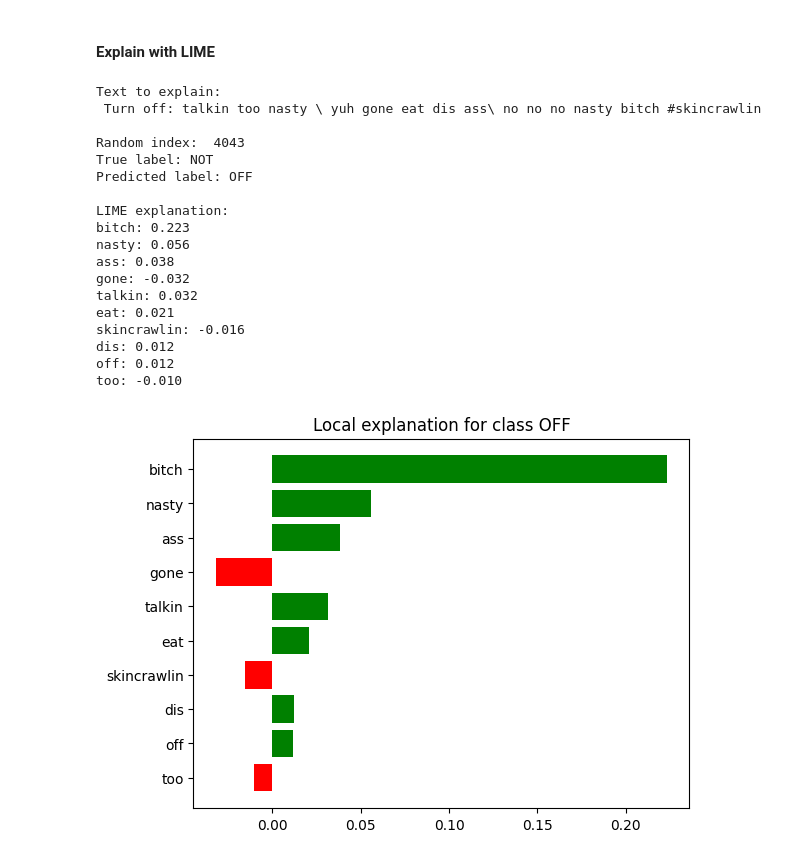
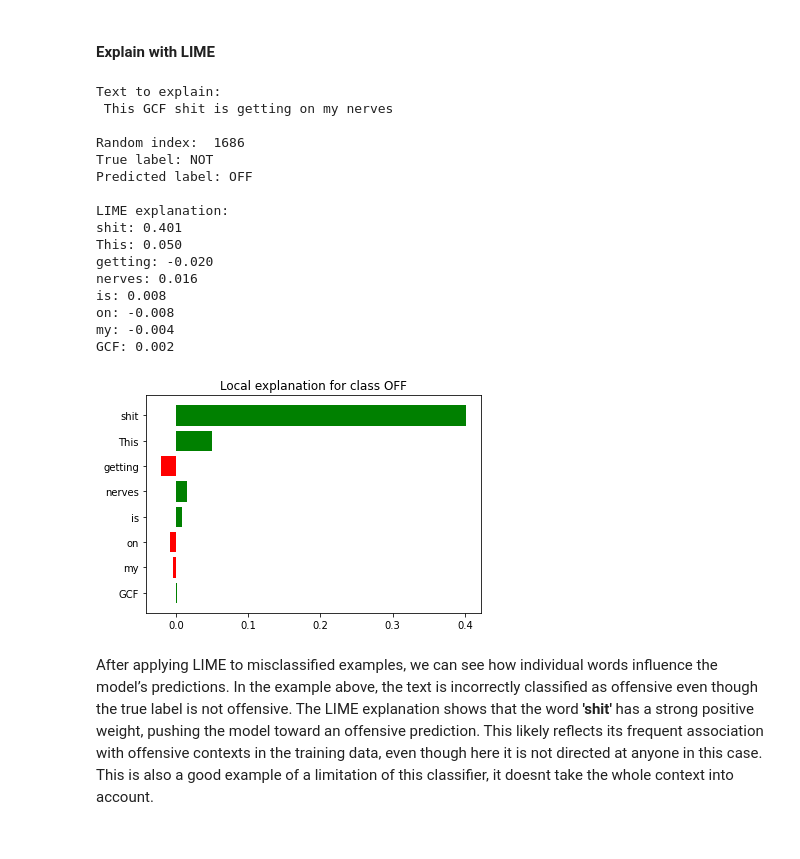
Before and after one commit to DSegoist/AI_IN_SOCIETY, a Jupyter notebook: Week_1_Assignment/Assignment/Civility in Communication_RF.ipynb, the cells around one changed output. Cells and saved outputs as stored; diff of their text form; code cells hidden in the pictures.

Commit message:
coments and MD classifier and 2nd LIME

```diff
--- a/Week_1_Assignment/Assignment/Civility in Communication_RF.ipynb
+++ b/Week_1_Assignment/Assignment/Civility in Communication_RF.ipynb
@@ -323,53 +346,59 @@ The 95% confidence intervals also show no overlap between AA and White dialects
 # %% [markdown]
 #### Explain with LIME
 # %%
+# Select all rows with demographic status AA and offensive target label
 aa_fp = df_demo[
     (df_demo['demographic'] == 'AA') &
     (df_demo['pred_label'] == 'OFF')
 ]
 
+# Select a random misclassified instance
 random_row = aa_fp.sample(n=1, random_state=None)
 random_index = random_row.index[0]
+# For the LIME explanation (comment this in for random):
+random_index = 1686
 
 text_instance = X_dev.iloc[random_index]
 print('Text to explain:\n', text_instance)
 
 true_label = "NOT"
 pred_label = y_pred[random_index]
 
 print('\nRandom index: ', random_index)
 print('True label:', true_label)
 print('Predicted label:', pred_label)
 
+# Generate LIME explanation
 exp = explainer.explain_instance(
     text_instance,
     predict_proba_lime,
     num_features=10
 )
 
+# Display the explanation, which includes words and their weights
 print('\nLIME explanation:')
 for feature, weight in exp.as_list():
     print(f"{feature}: {weight:.3f}")
 
 fig = exp.as_pyplot_figure()
 plt.show()
 # %% [output]
 Text to explain:
- Turn off: talkin too nasty \ yuh gone eat dis ass\ no no no nasty bitch #skincrawlin
+ This GCF shit is getting on my nerves
 
-Random index:  4043
+Random index:  1686
 True label: NOT
 Predicted label: OFF
 
 LIME explanation:
-bitch: 0.223
-nasty: 0.056
-ass: 0.038
-gone: -0.032
-talkin: 0.032
-eat: 0.021
-skincrawlin: -0.016
-dis: 0.012
-off: 0.012
-too: -0.010
+shit: 0.401
+This: 0.050
+getting: -0.020
+nerves: 0.016
+is: 0.008
+on: -0.008
+my: -0.004
+GCF: 0.002
-[figure, old version]
+[figure, new version]
+# %% [markdown]
+After applying LIME to misclassified examples, we can see how individual words influence the model’s predictions. In the example above, the text is incorrectly classified as offensive even though the true label is not offensive. The LIME explanation shows that the word **'shit'** has a strong positive weight, pushing the model toward an offensive prediction. This likely reflects its frequent association with offensive contexts in the training data, even though here it is not directed at anyone in this case. This is also a good example of a limitation of this classifier, it doesnt take the whole context into account.
```
Also changed, not shown: parts of 4 cells of this notebook.
